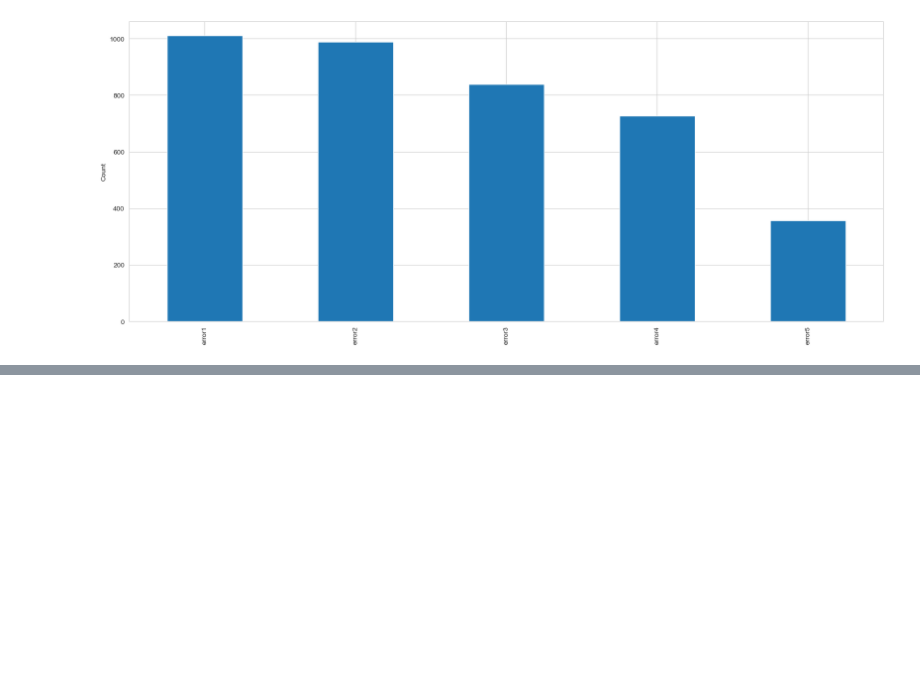
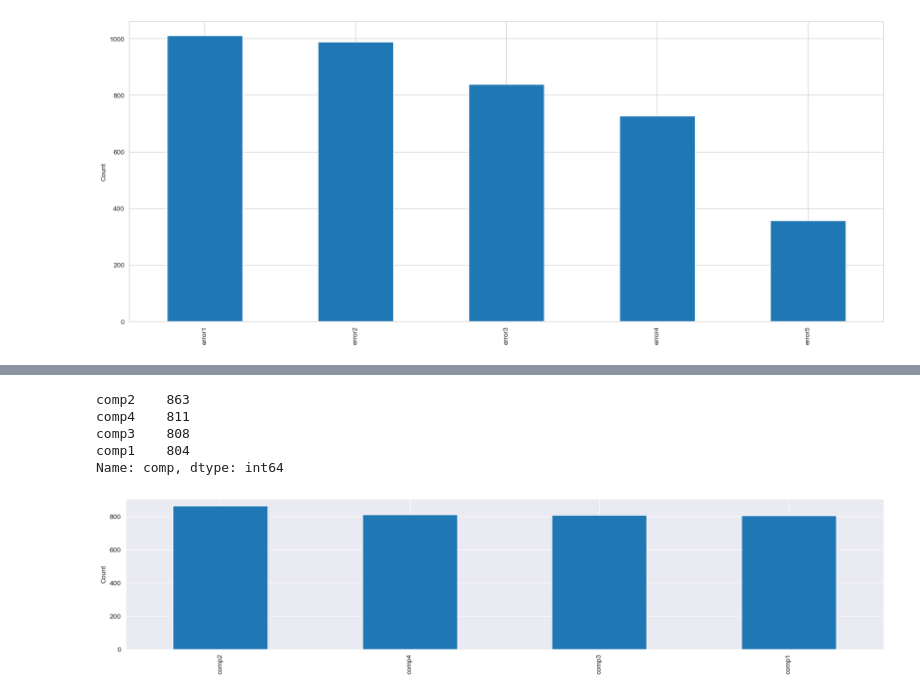
Before and after one commit to TahsinPavel/Machine-Learning-Model-for-Predictive-Maintenance-, a Jupyter notebook: Predictive Maintenance .ipynb, the cells around one changed output, grey strips where cells are left out. Saved outputs shown, nothing was run; the diff lists cells and outputs as text; code cells hidden in the pictures; blank space fills up the shorter version.

Commit message:
plot_telemetry

```diff
--- a/Predictive Maintenance .ipynb
+++ b/Predictive Maintenance .ipynb
@@ -101,0 +106,5 @@ Name: errorID, dtype: int64
+# %%
+maint['datetime'] = pd.to_datetime(maint['datetime'], format='%Y-%m-%d %H:%M:%S')
+maint['comp'] = maint['comp'].astype('category')
+print("Total Number of maintenance Records: %d" %len(maint.index))
+maint.head()
@@ -101,0 +119,13 @@ Name: errorID, dtype: int64
+# %%
+sns.set_style("darkgrid")
+plt.figure(figsize=(20, 4))
+maint['comp'].value_counts().plot(kind='bar')
+plt.ylabel('Count')
+maint['comp'].value_counts()
+# %% [output]
+comp2    863
+comp4    811
+comp3    808
+comp1    804
+Name: comp, dtype: int64
+[figure, added]
```
Also changed, not shown: parts of 4 cells of this notebook, 1 other file.
